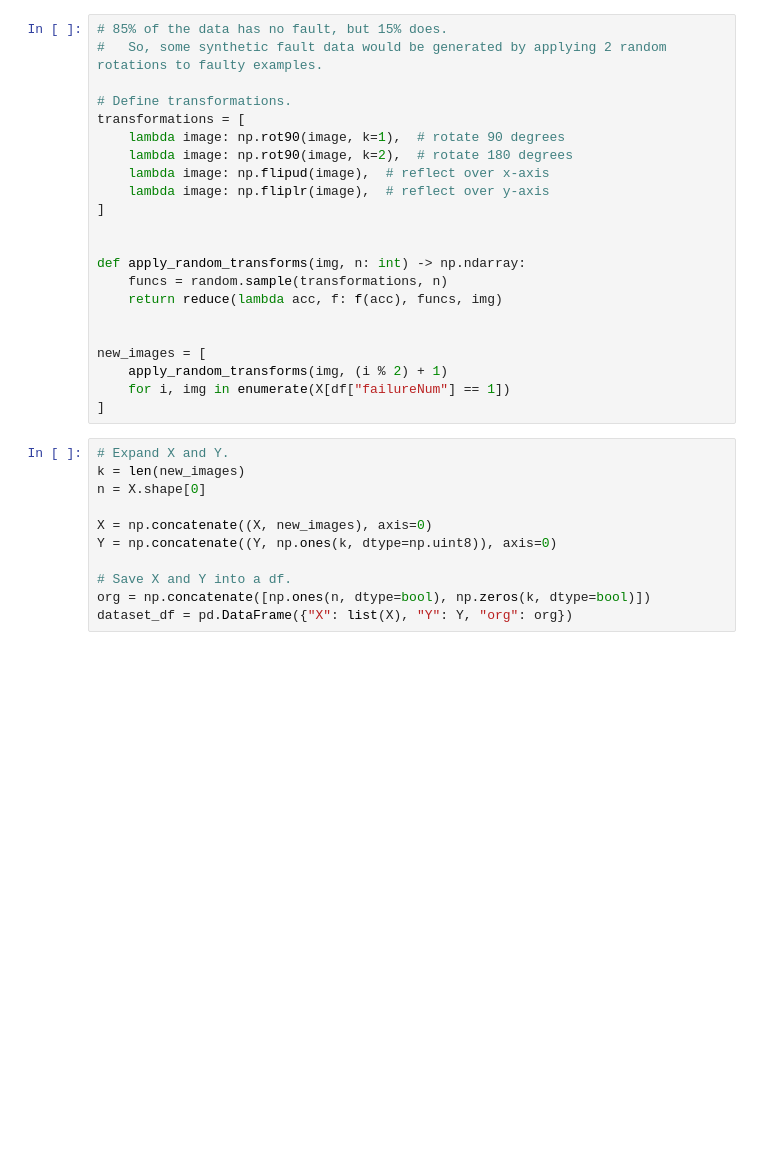
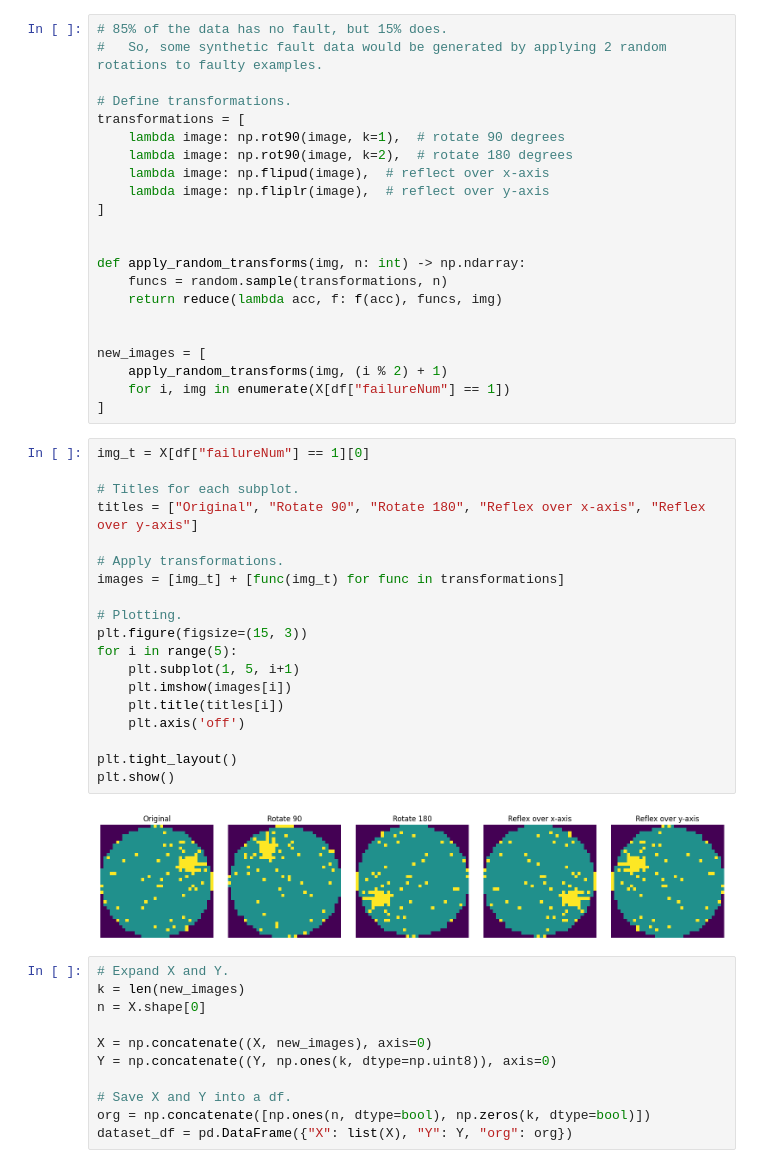
Before and after one commit to jackpeng01/573-project, a Jupyter notebook: LSWMD-explore.ipynb, the cells around one changed output. Drawn from its saved outputs; the diff is of its cells as text; blank space fills up the shorter version.

```diff
--- a/LSWMD-explore.ipynb
+++ b/LSWMD-explore.ipynb
@@ -262,6 +250,27 @@ new_images = [
     apply_random_transforms(img, (i % 2) + 1)
     for i, img in enumerate(X[df["failureNum"] == 1])
 ]
+# %%
+img_t = X[df["failureNum"] == 1][0]
+
+# Titles for each subplot.
+titles = ["Original", "Rotate 90", "Rotate 180", "Reflex over x-axis", "Reflex over y-axis"]
+
+# Apply transformations.
+images = [img_t] + [func(img_t) for func in transformations]
+
+# Plotting.
+plt.figure(figsize=(15, 3))
+for i in range(5):
+    plt.subplot(1, 5, i+1)
+    plt.imshow(images[i])
+    plt.title(titles[i])
+    plt.axis('off')
+
+plt.tight_layout()
+plt.show()
+# %% [output]
+[figure, added]
 # %%
 # Expand X and Y.
 k = len(new_images)
```
Also changed, not shown: parts of 5 cells of this notebook, 1 other file.
